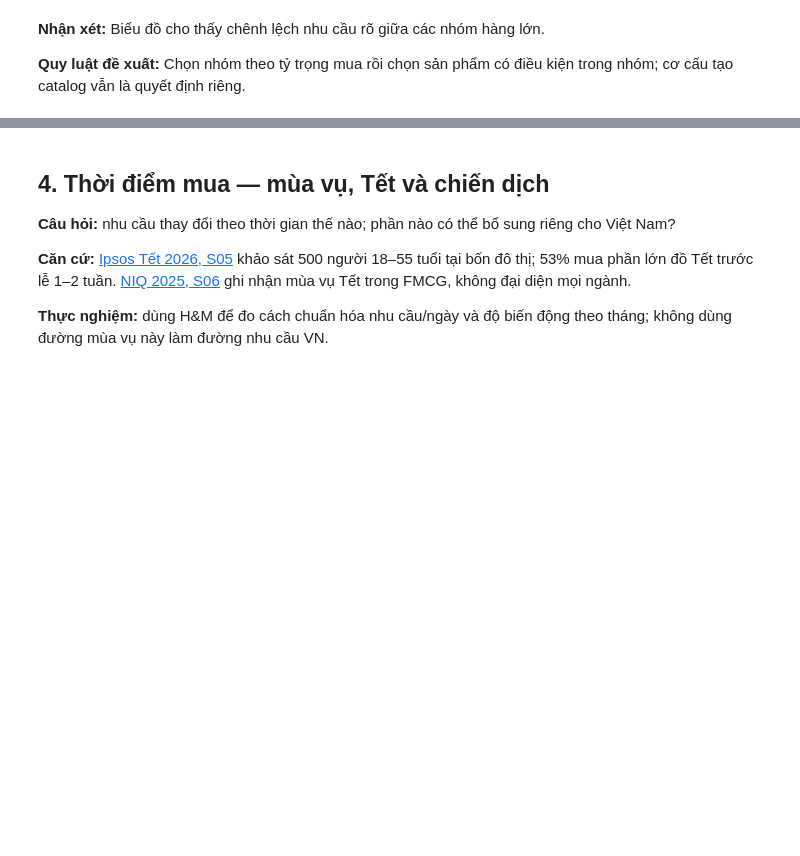
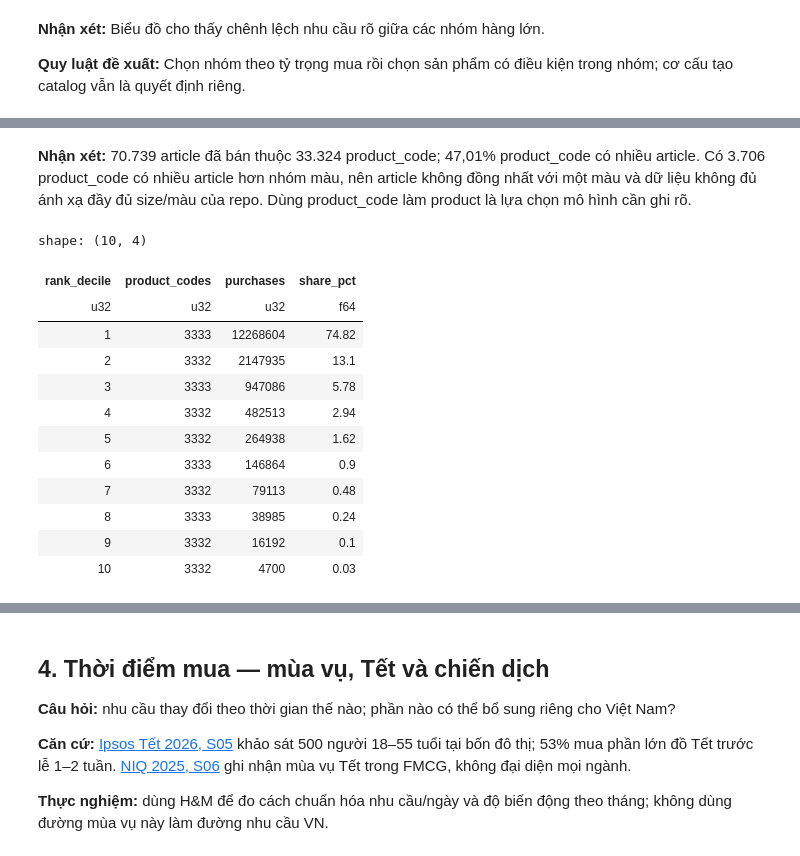
Before and after one commit to DanhTrannn/dk-ecommerce-data-platform, a Jupyter notebook: generator/notebooks/reference_datasets_eda.ipynb, the cells around one changed output, grey strips where cells are left out. Saved outputs shown, nothing was run; the diff lists cells and outputs as text; code cells hidden in the pictures; blank space fills up the shorter version.

```diff
--- a/generator/notebooks/reference_datasets_eda.ipynb
+++ b/generator/notebooks/reference_datasets_eda.ipynb
@@ -929,0 +1130,30 @@ plt.show()
+# %% [markdown]
+**Nhận xét:** 70.739 article đã bán thuộc 33.324 product_code; 47,01% product_code có nhiều article. Có 3.706 product_code có nhiều article hơn nhóm màu, nên article không đồng nhất với một màu và dữ liệu không đủ ánh xạ đầy đủ size/màu của repo. Dùng product_code làm product là lựa chọn mô hình cần ghi rõ.
+# %%
+style_counts = style_counts.with_columns(
+    products_pct=100.0 * pl.col("rank") / style_counts.height,
+    purchases_pct=100.0 * pl.col("purchases").cum_sum() / pl.col("purchases").sum(),
+    rank_decile=1 + (pl.col("rank") - 1) * 10 // style_counts.height,
+)
+style_popularity_distribution = style_counts.group_by("rank_decile").agg(
+    product_codes=pl.len(),
+    purchases=pl.col("purchases").sum(),
+).sort("rank_decile").with_columns(
+    share_pct=100.0 * pl.col("purchases") / pl.col("purchases").sum(),
+)
+
+style_popularity_distribution.with_columns(pl.col("share_pct").round(2))
+# %% [output]
+shape: (10, 4)
+| rank_decile | product_codes | purchases | share_pct |
+| u32 | u32 | u32 | f64 |
+| 1 | 3333 | 12268604 | 74.82 |
+| 2 | 3332 | 2147935 | 13.1 |
+| 3 | 3333 | 947086 | 5.78 |
+| 4 | 3332 | 482513 | 2.94 |
+| 5 | 3332 | 264938 | 1.62 |
+| 6 | 3333 | 146864 | 0.9 |
+| 7 | 3332 | 79113 | 0.48 |
+| 8 | 3333 | 38985 | 0.24 |
+| 9 | 3332 | 16192 | 0.1 |
+| 10 | 3332 | 4700 | 0.03 |
```
Also changed, not shown: parts of 27 cells of this notebook, 7 other files.
